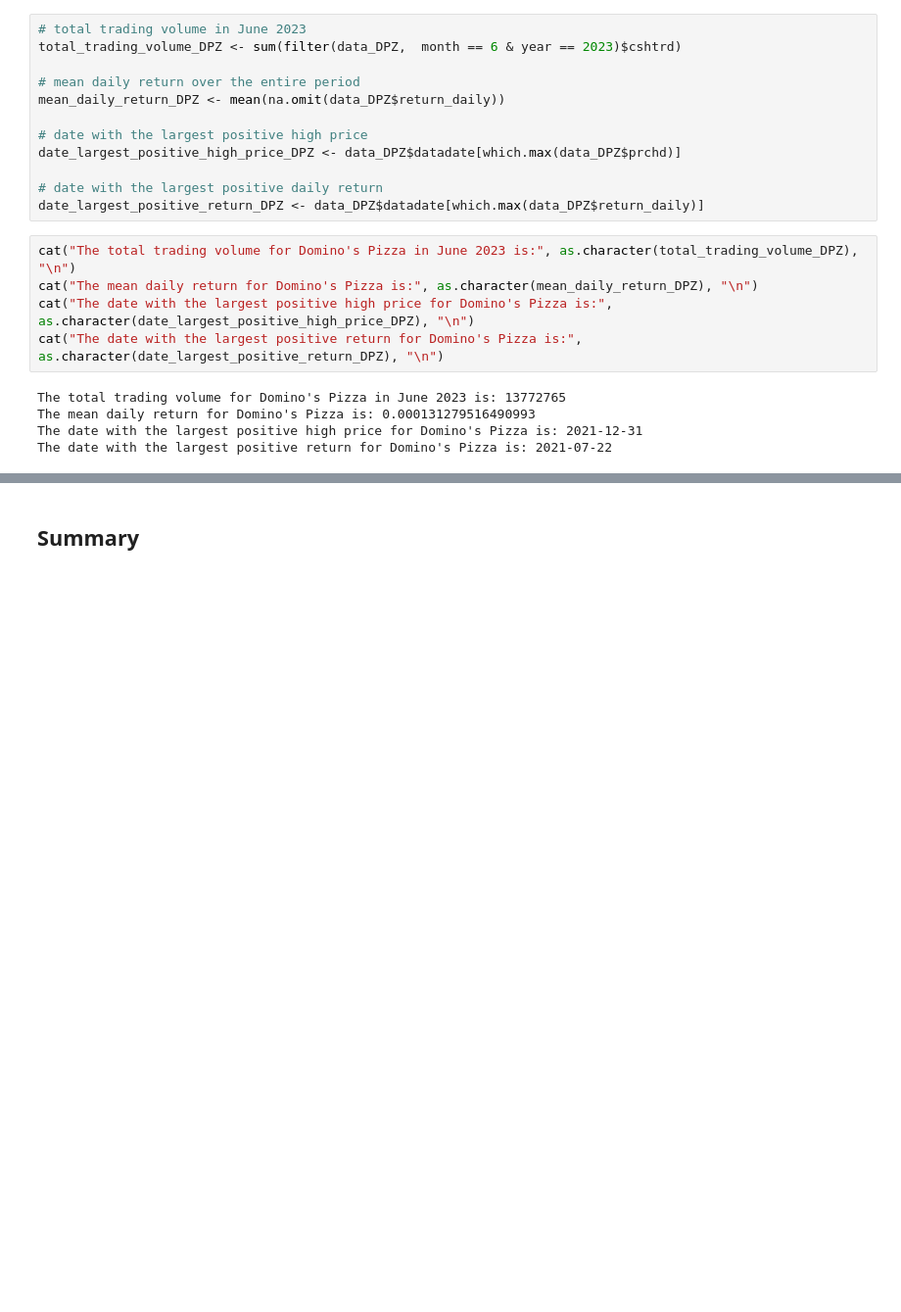
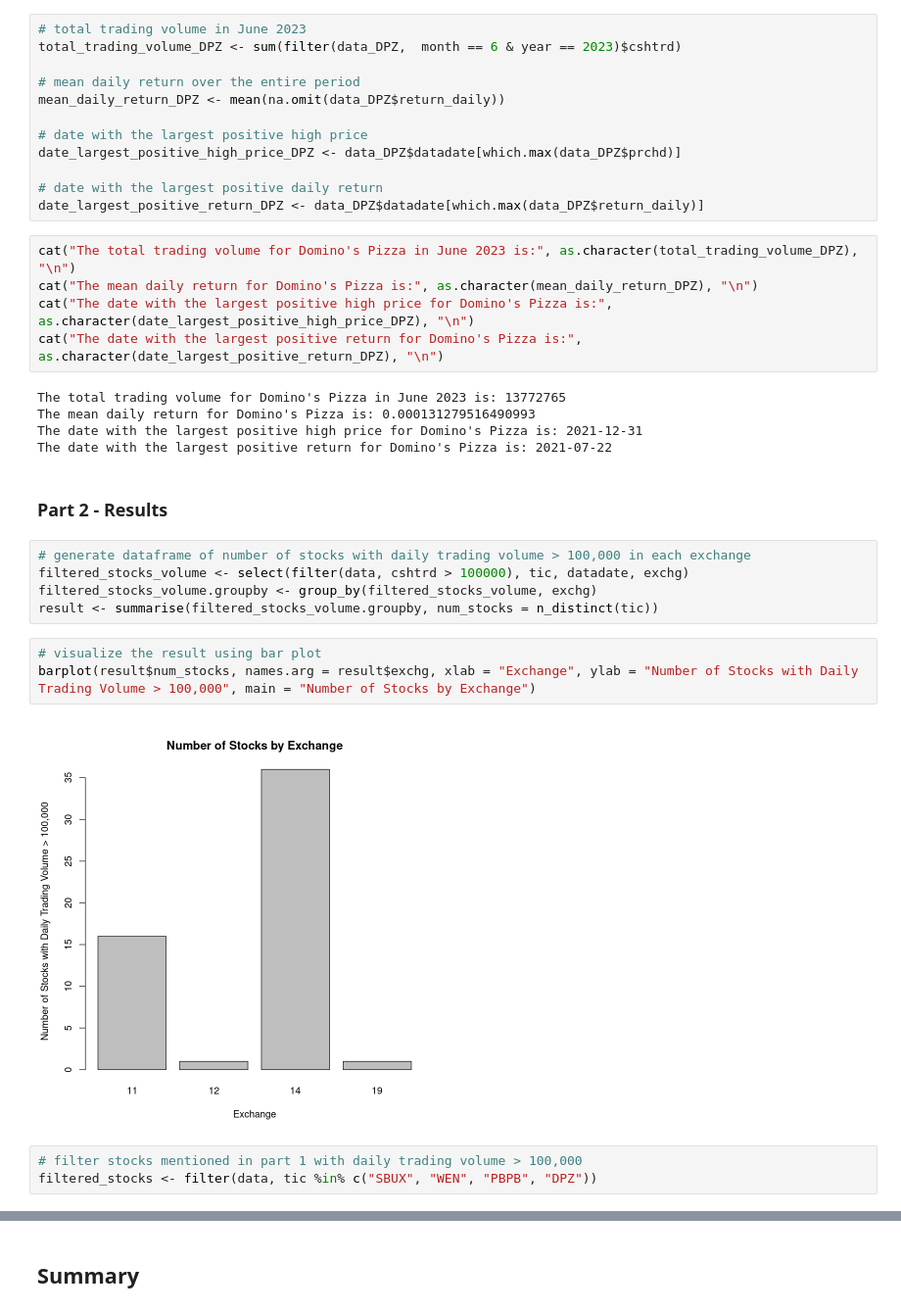
Before and after one commit to Mengsch3/apps-r-hw-01, a Jupyter notebook: hw_01_xxc_sep27.ipynb, the cells around one changed output, grey strips where cells are left out. Shown at 98% size. Saved outputs shown, nothing was run; the diff lists cells and outputs as text; blank space fills up the shorter version.

Commit message:
part2基础代码

```diff
--- a/hw_01_xxc_sep27.ipynb
+++ b/hw_01_xxc_sep27.ipynb
@@ -294,3 +294,18 @@ The total trading volume for Domino's Pizza in June 2023 is: 13772765
 The mean daily return for Domino's Pizza is: 0.000131279516490993
 The date with the largest positive high price for Domino's Pizza is: 2021-12-31
 The date with the largest positive return for Domino's Pizza is: 2021-07-22
+# %% [markdown]
+### Part 2 - Results
+# %%
+# generate dataframe of number of stocks with daily trading volume > 100,000 in each exchange
+filtered_stocks_volume <- select(filter(data, cshtrd > 100000), tic, datadate, exchg)
+filtered_stocks_volume.groupby <- group_by(filtered_stocks_volume, exchg)
+result <- summarise(filtered_stocks_volume.groupby, num_stocks = n_distinct(tic))
+# %%
+# visualize the result using bar plot
+barplot(result$num_stocks, names.arg = result$exchg, xlab = "Exchange", ylab = "Number of Stocks with Daily Trading Volume > 100,000", main = "Number of Stocks by Exchange")
+# %% [output]
+[figure, added]
+# %%
+# filter stocks mentioned in part 1 with daily trading volume > 100,000
+filtered_stocks <- filter(data, tic %in% c("SBUX", "WEN", "PBPB", "DPZ"))
```
Also changed, not shown: parts of 8 cells of this notebook.
